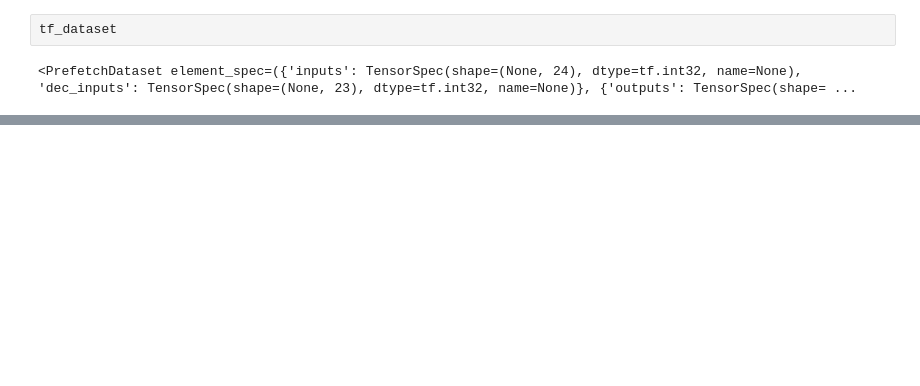
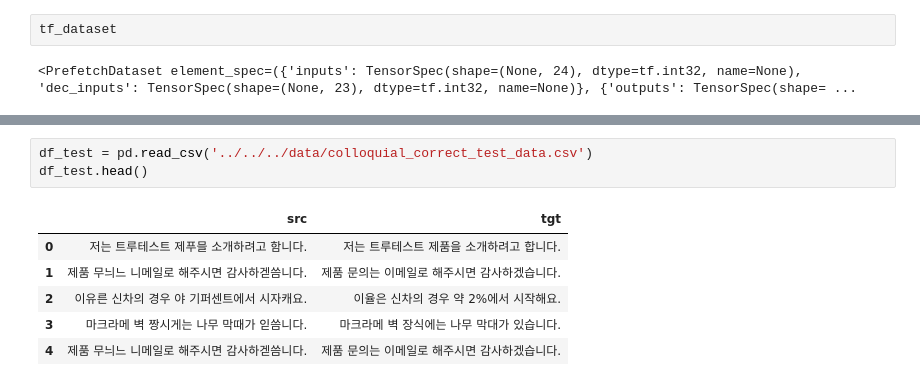
Before and after one commit to Jeonghoyoung/korean_grammar_corrector, a Jupyter notebook: jupyter/model/LanguageModel/Attention.ipynb, the cells around one changed output, grey strips where cells are left out. Cells and saved outputs as stored; diff of their text form; blank space fills up the shorter version.

```diff
--- a/jupyter/model/LanguageModel/Attention.ipynb
+++ b/jupyter/model/LanguageModel/Attention.ipynb
@@ -935,0 +964,10 @@ model
+# %%
+df_test = pd.read_csv('../../../data/colloquial_correct_test_data.csv')
+df_test.head()
+# %% [output]
+|  | src | tgt |
+| 0 | 저는 트루테스트 제푸믈 소개하려고 함니다. | 저는 트루테스트 제품을 소개하려고 합니다. |
+| 1 | 제품 무늬느 니메일로 해주시면 감사하겓씀니다. | 제품 문의는 이메일로 해주시면 감사하겠습니다. |
+| 2 | 이유른 신차의 경우 야 기퍼센트에서 시자캐요. | 이율은 신차의 경우 약 2%에서 시작해요. |
+| 3 | 마크라메 벽 짱시게는 나무 막때가 읻씀니다. | 마크라메 벽 장식에는 나무 막대가 있습니다. |
+| 4 | 제품 무늬느 니메일로 해주시면 감사하겓씀니다. | 제품 문의는 이메일로 해주시면 감사하겠습니다. |
```
Also changed, not shown: parts of 45 cells of this notebook, 5 other files.
